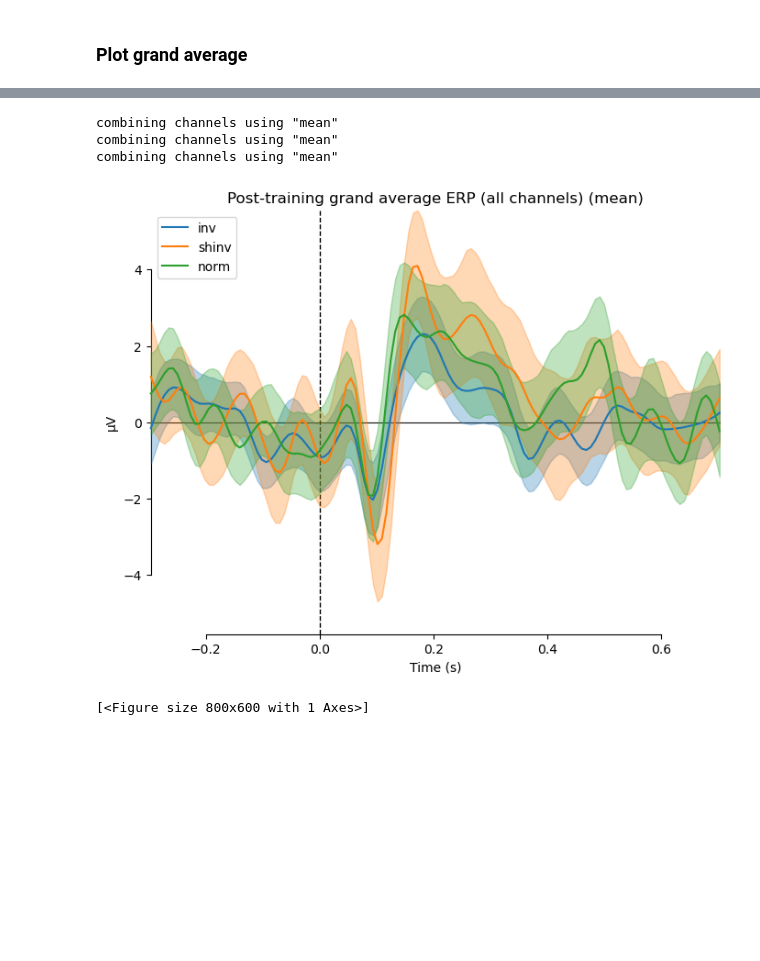
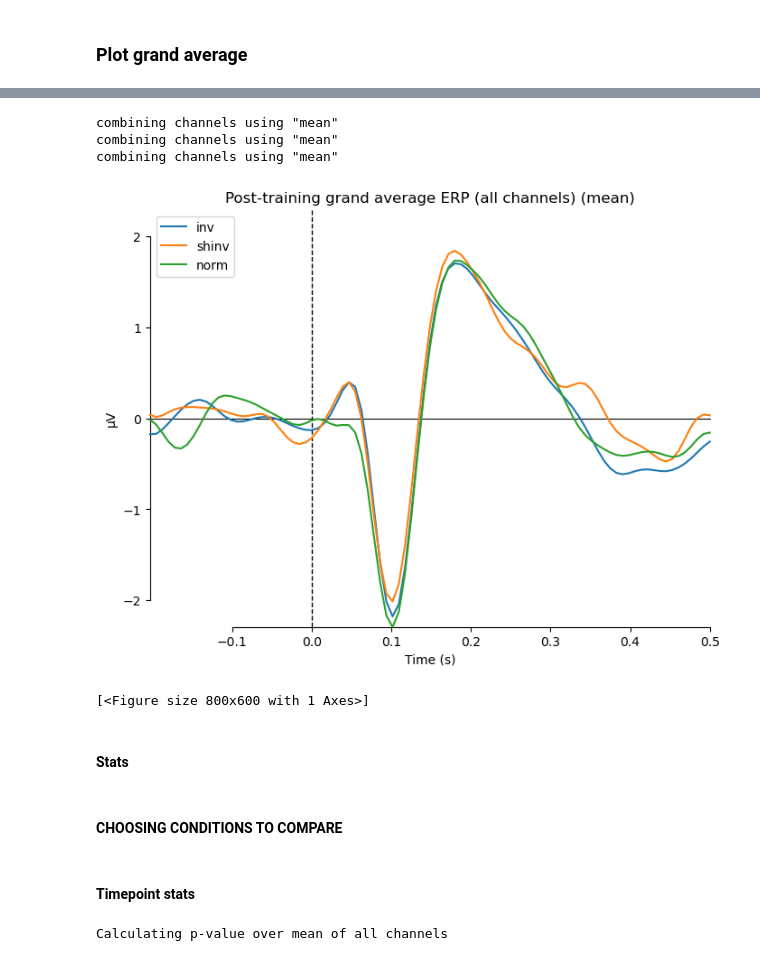
Before and after one commit to haiqin-zhang/AM-EEG, a Jupyter notebook: analysis_error/ave_error_ERPs.ipynb, the cells around one changed output, grey strips where cells are left out. Saved outputs shown, nothing was run; the diff lists cells and outputs as text; code cells hidden in the pictures; blank space fills up the shorter version.

```diff
--- a/analysis_error/ave_error_ERPs.ipynb
+++ b/analysis_error/ave_error_ERPs.ipynb
@@ -20,11 +24,11 @@ also different musician levels
 evoked_dir = '/Users/cindyzhang/Documents/M2/Audiomotor_Piano/AM-EEG/analysis_error/error_ERP_data'
 epochs_dir = '/Users/cindyzhang/Documents/M2/Audiomotor_Piano/AM-EEG/analysis_error/error_epochs_data'
 
-good_error_subjects = ['01', '04', '05', '06', '07', '08', '09', '10','11']
+good_error_subjects = ['01', '04', '05', '06', '07', '08', '09', '10','11', '12']
 musicians = ['05', '06','07', '08','12']
 nonmusicians = ['01', '04', '09', '10','11']
 
-subjects_to_process = ['12']
+subjects_to_process = good_error_subjects
 #some promising differences when including just musicians (subjects 5,6,7)
 # %% [markdown]
 #### TO DO: take equal subsets from each participant?
@@ -128,13 +303,15 @@ combining channels using "mean"
 # %%
 erp_post = dict(
         inv=list(concat_epochs['inv']['post'].iter_evoked()),
         shinv=list(concat_epochs['shinv']['post'].iter_evoked()),
         norm=list(concat_epochs['norm']['post'].iter_evoked())
        )
-mne.viz.plot_compare_evokeds(erp_post, title = 'Post-training grand average ERP (all channels)',combine = 'mean')
+mne.viz.plot_compare_evokeds(erp_post, title = 'Post-training grand average ERP (all channels)',combine = 'mean', ci = False)
 # %% [output]
 combining channels using "mean"
 combining channels using "mean"
 combining channels using "mean"
-[figure, old version]
+[figure, new version]
 [<Figure size 800x600 with 1 Axes>]
+# %% [markdown]
+#### Stats
@@ -140,0 +341,2 @@ combining channels using "mean"
+# %% [markdown]
+#### CHOOSING CONDITIONS TO COMPARE
@@ -140,0 +364,7 @@ combining channels using "mean"
+# %% [markdown]
+#### Timepoint stats
+# %%
+#calculate p-value over time
+p_values = p_times(to_compare, channels = ch_totest)
+# %% [output]
+Calculating p-value over mean of all channels
```
Also changed, not shown: parts of 13 cells of this notebook, 6 other files.
